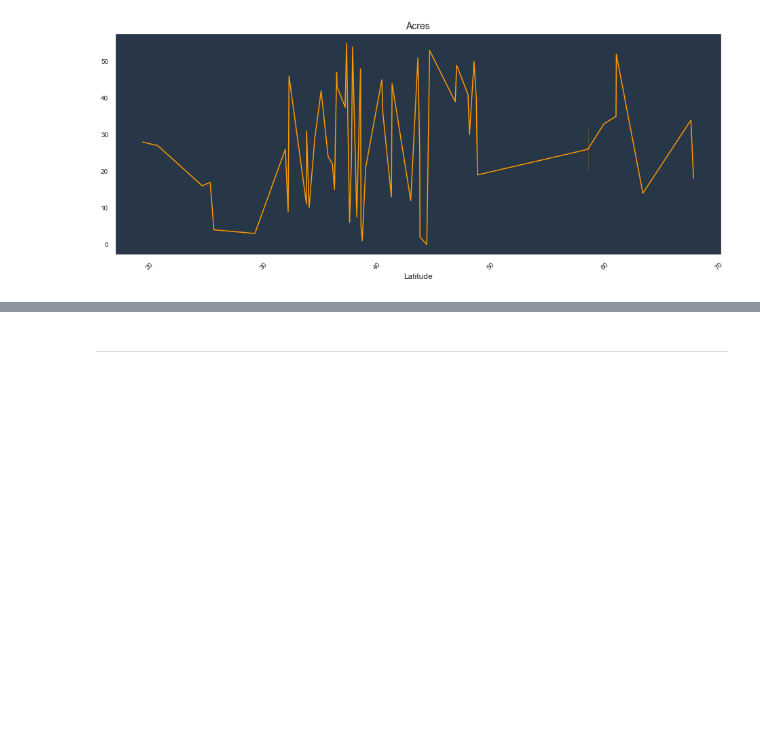
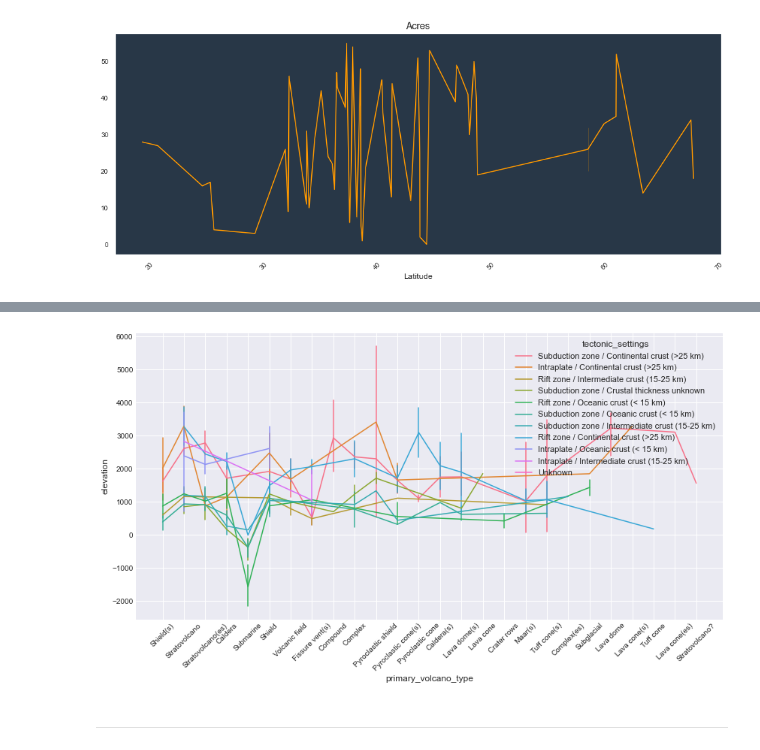
Before and after one commit to NikkiBytes/Statistics-Practice, a Jupyter notebook: visualization.ipynb, the cells around one changed output, grey strips where cells are left out. Cells and saved outputs as stored; diff of their text form; code cells hidden in the pictures; blank space fills up the shorter version.

```diff
--- a/visualization.ipynb
+++ b/visualization.ipynb
@@ -93,2 +132,14 @@ plt.show()
+# %%
+# Show groups with different colors using "hue"
+plt.figure(figsize=(14,7))
+plt.style.use('seaborn-darkgrid')
+plt.xticks(rotation=45)
+
+# Group variable using "hue" that will produce lines with different colors
+sns.lineplot(x='primary_volcano_type' , y="elevation" , hue= 'tectonic_settings',err_style="bars" , data=volcano)
+sns.set(style='dark',)
+plt.show()
+# %% [output]
+[figure, added]
 # %% [markdown]
 ---
```
Also changed, not shown: parts of 8 cells of this notebook.
